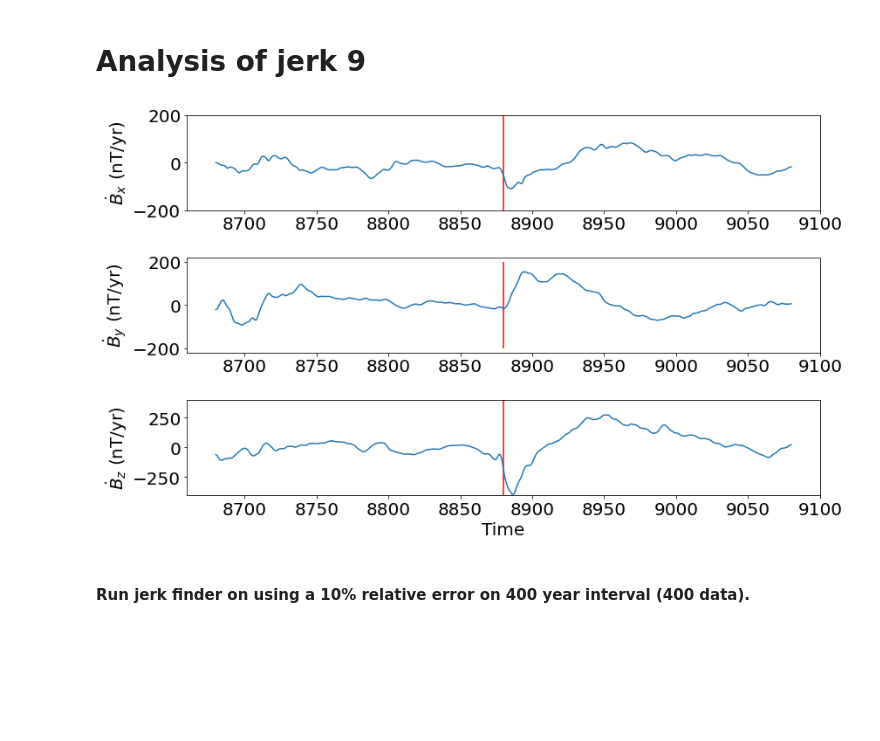
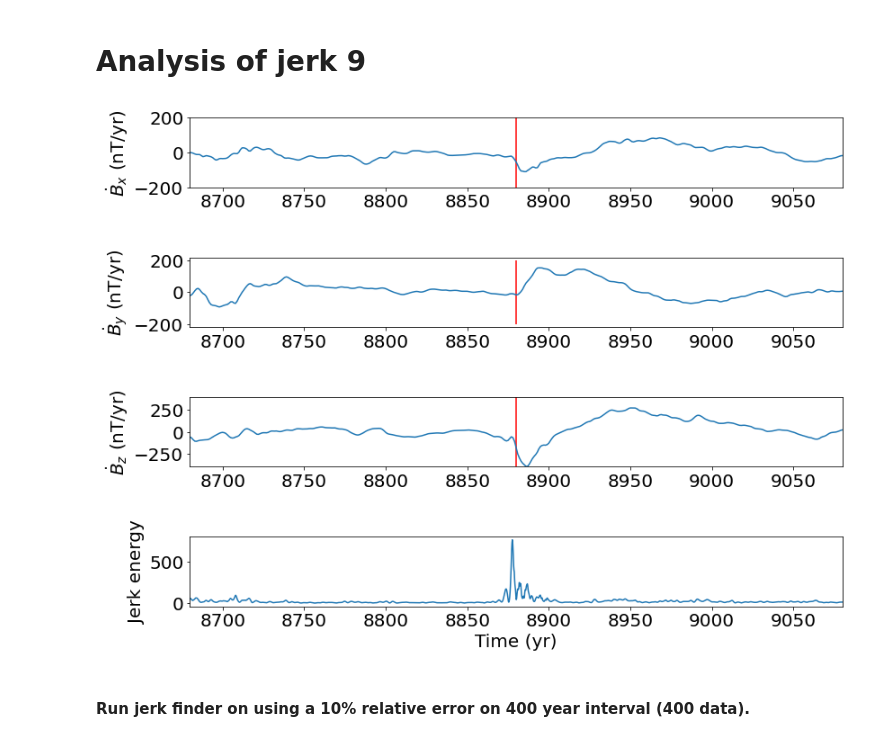
Before and after one commit to plivermore/jerk_finder, a Jupyter notebook: Python/Explore_path_model1.ipynb, the cells around one changed output. Drawn from its saved outputs; the diff is of its cells as text; code cells hidden in the pictures; blank space fills up the shorter version.

```diff
--- a/Python/Explore_path_model1.ipynb
+++ b/Python/Explore_path_model1.ipynb
@@ -97,40 +97,49 @@ time_yearly = np.arange(jerk_times[jerk_number]-200,jerk_times[jerk_number]+200+
 
 Br, Btheta, Bphi = cp.model_utils.synth_values(coeffs, radius, theta, phi,nmax=13)
 Br_yearly,Btheta_yearly, Bphi_yearly = np.interp(time_yearly, time, Br ), np.interp(time_yearly, time, Btheta ), np.interp(time_yearly, time, Bphi )
 Bx_dot, By_dot, Bz_dot = -np.gradient(Btheta_yearly,time_yearly), np.gradient(Bphi_yearly,time_yearly), -np.gradient(Br_yearly,time_yearly)
 
 
 a = 200
-fig, (ax1, ax2,ax3) = plt.subplots(3, 1, figsize=(13,8) )
+fig, (ax1, ax2,ax3,ax4) = plt.subplots(4, 1, figsize=(13,10) )
 ax1.vlines(jerk_times[jerk_number],-a,a,'r')
 ax1.plot( time_yearly,Bx_dot )
 ax1.set_ylim(-a,a)
 ax1.set_ylabel('$\dot{B}_x$ (nT/yr)',fontsize=20)
 ax1.tick_params(axis='both', which='major', labelsize=20)
-
+ax1.set_xlim(jerk_times[jerk_number]-200, jerk_times[jerk_number]+200)
 a=200
 ax2.vlines(jerk_times[jerk_number],-a,a,'r')
 ax2.plot( time_yearly,By_dot )
 #ax2.set_xlim(lower_time_bounds[jerk_number],upper_time_bounds[jerk_number])
 #ax2.set_ylim(-200,200)
 ax2.set_ylabel('$\dot{B}_y$ (nT/yr)',fontsize=20)
 ax2.tick_params(axis='both', which='major', labelsize=20)
+ax2.set_xlim(jerk_times[jerk_number]-200, jerk_times[jerk_number]+200)
 
 #ax2.set_title(r'$d{B_Y}/dt$')
 a=400
 ax3.vlines(jerk_times[jerk_number],-a,a,'r')
 ax3.plot( time_yearly,Bz_dot )
 #ax3.set_xlim(lower_time_bounds[jerk_number],upper_time_bounds[jerk_number])
 ax3.set_ylim(-400,400)
-ax3.set_xlabel('Time',fontsize=20)
 ax3.set_ylabel('$\dot{B}_z$ (nT/yr)',fontsize=20)
 ax3.tick_params(axis='both', which='major', labelsize=20)
+ax3.set_xlim(jerk_times[jerk_number]-200, jerk_times[jerk_number]+200)
 
-#ax3.set_title(r'$d{B_Z}/dt$')
-plt.subplots_adjust(left=None, bottom=None, right=None, top=None, wspace=None, hspace=0.5)
-#plt.savefig('Jerk9_SV_timeseries.pdf')
+time_EJ, EJ = np.loadtxt('Jerk_energy.dat',unpack=True)
+ax4.plot(time_EJ, EJ )
+ax4.set_xlim(time_yearly.min(), time_yearly.max() )
+#ax[3].set_title('Jerk energy')
+ax4.set_ylabel('Jerk energy',fontsize=20)
+ax4.tick_params(axis='both', which='major', labelsize=20)
+ax4.set_xlabel('Time (yr)',fontsize=20)
+ax4.set_xlim(jerk_times[jerk_number]-200, jerk_times[jerk_number]+200)
+
+plt.subplots_adjust(left=None, bottom=None, right=None, top=None, wspace=None, hspace=1)
+plt.savefig('Jerk9_SV_timeseries.pdf')
 # %% [output]
-[figure, old version]
+[figure, new version]
 # %% [markdown]
 #### Run jerk finder on using a 10% relative error on 400 year interval (400 data).
 # %%
```
Also changed, not shown: parts of 11 cells of this notebook, 25 other files.
